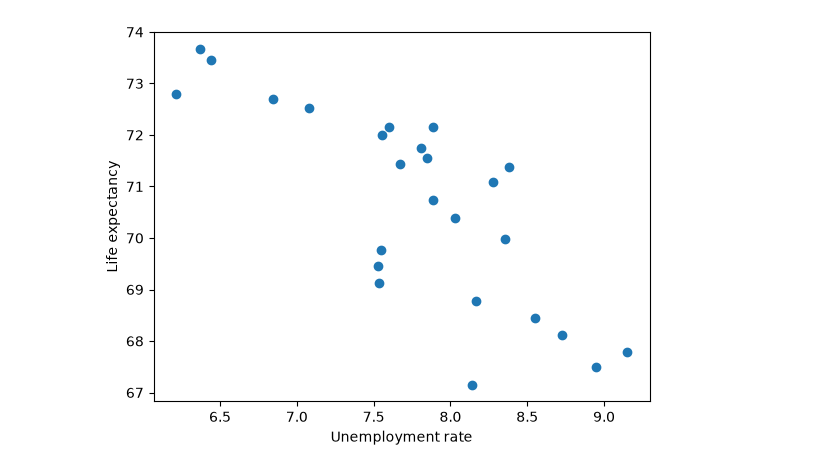
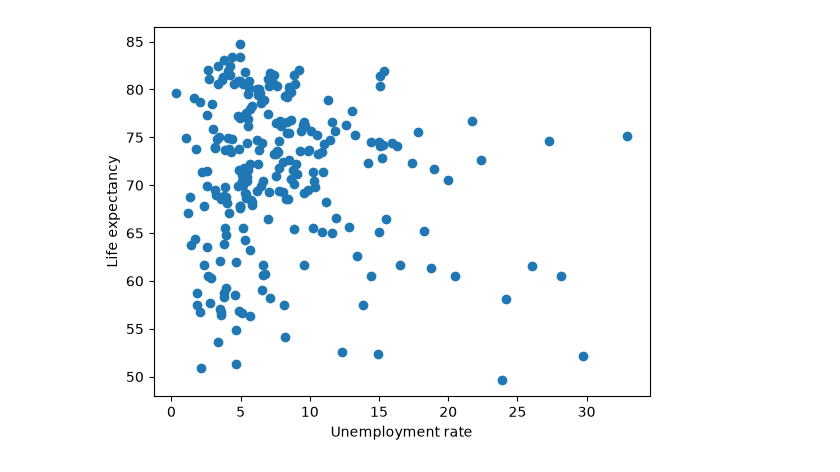
Before and after one commit to AkotoChristine/PDA_Assignment_2-, a Jupyter notebook: eda.ipynb, the cells around one changed output. Cells and saved outputs as stored; diff of their text form; code cells hidden in the pictures.

```diff
--- a/eda.ipynb
+++ b/eda.ipynb
@@ -32,3 +39,7 @@ def clean(filepath):
     data[year_columns] = data[year_columns].astype(float)
 
     return data
+# %%
+# Loading necessary dataset
+df = clean("data/combined_dataset.csv")
+df.head()
@@ -52 +117,4 @@ df_combined.groupby("series_name")[year_columns].describe()
+# %%
+# Drop Missing Values
+data.dropna(inplace=True)
 # %%
@@ -78,14 +267,11 @@ plt.show()
 # %%
 # Question 6: How is unemployment related to life expectancy?
-uet = mean_data_transposed[
-    "Unemployment, total (% of total labor force) (national estimate)"
-]
-plt.scatter(uet, leb)
+plt.scatter(data["UnemploymentMean"], data["LifeExpectancyMean"])
 
 plt.xlabel("Unemployment rate")
 plt.ylabel("Life expectancy")
 plt.show()
 # %% [output]
-[figure, old version]
+[figure, new version]
 # %%
 # Question 7: Which countries have high GDP per capita but also high unemployment?
```
Also changed, not shown: parts of 17 cells of this notebook.
